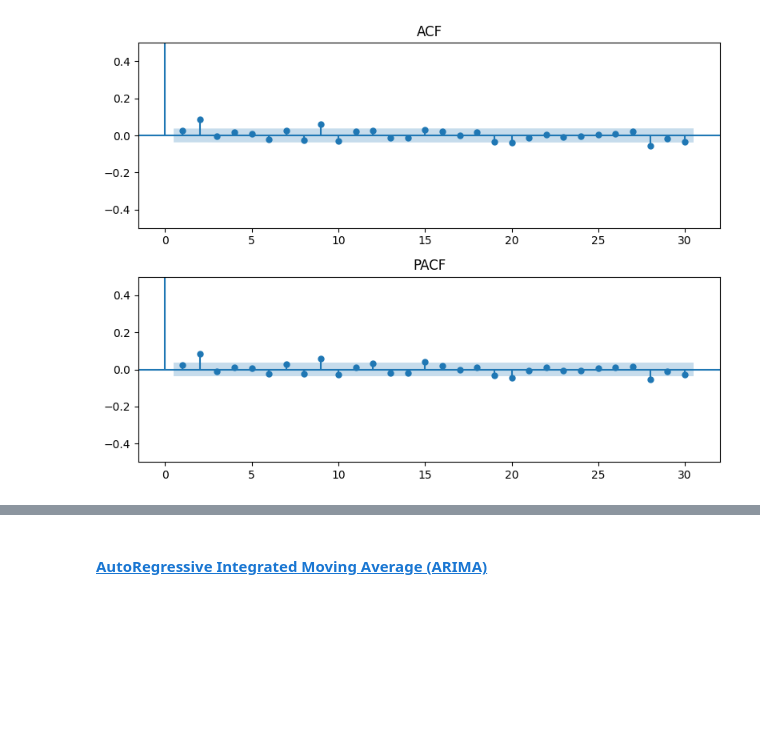
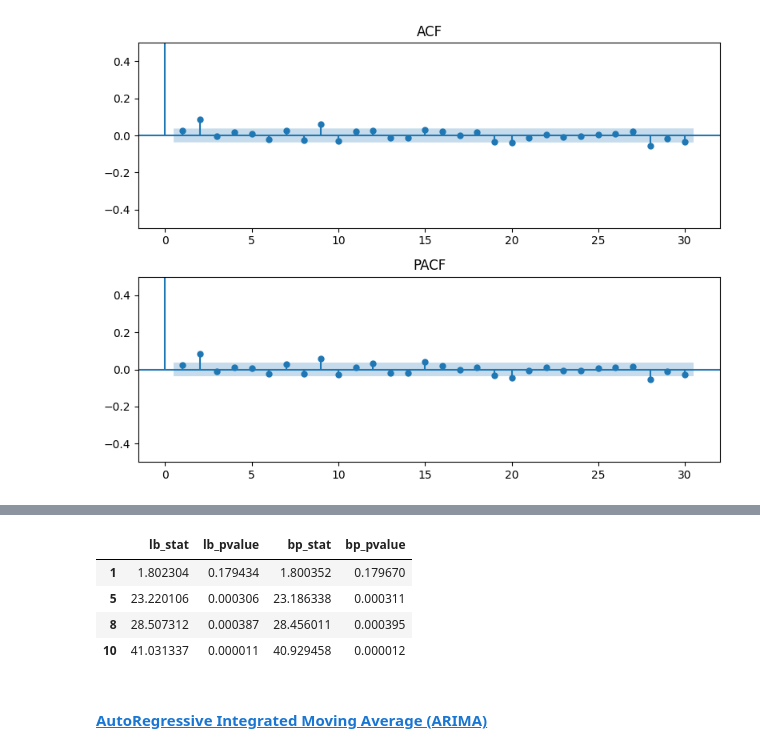
Before and after one commit to GinHikat/OmniTS_for_Stock, a Jupyter notebook: notebooks/track1_forecasting_benchmark.ipynb, the cells around one changed output, grey strips where cells are left out. Cells and saved outputs as stored; diff of their text form; code cells hidden in the pictures; blank space fills up the shorter version.

```diff
--- a/notebooks/track1_forecasting_benchmark.ipynb
+++ b/notebooks/track1_forecasting_benchmark.ipynb
@@ -277,3 +325,14 @@ acf_pacf(df['Close'].diff().dropna())
+# %%
+#Here we use the first-differenced version of the Close value
+ljung = acorr_ljungbox(df['Close'].diff().dropna(), lags=[1, 5, 8, 10], return_df=True, boxpierce=True)
+# %%
+ljung
+# %% [output]
+|  | lb_stat | lb_pvalue | bp_stat | bp_pvalue |
+| 1 | 1.802304 | 0.179434 | 1.800352 | 0.179670 |
+| 5 | 23.220106 | 0.000306 | 23.186338 | 0.000311 |
+| 8 | 28.507312 | 0.000387 | 28.456011 | 0.000395 |
+| 10 | 41.031337 | 0.000011 | 40.929458 | 0.000012 |
 # %% [markdown]
 #### <a id='toc1_1_1_2_'></a>[AutoRegressive Integrated Moving Average (ARIMA)](#toc0_)
 # %% [markdown]
```
Also changed, not shown: parts of 33 cells of this notebook.
